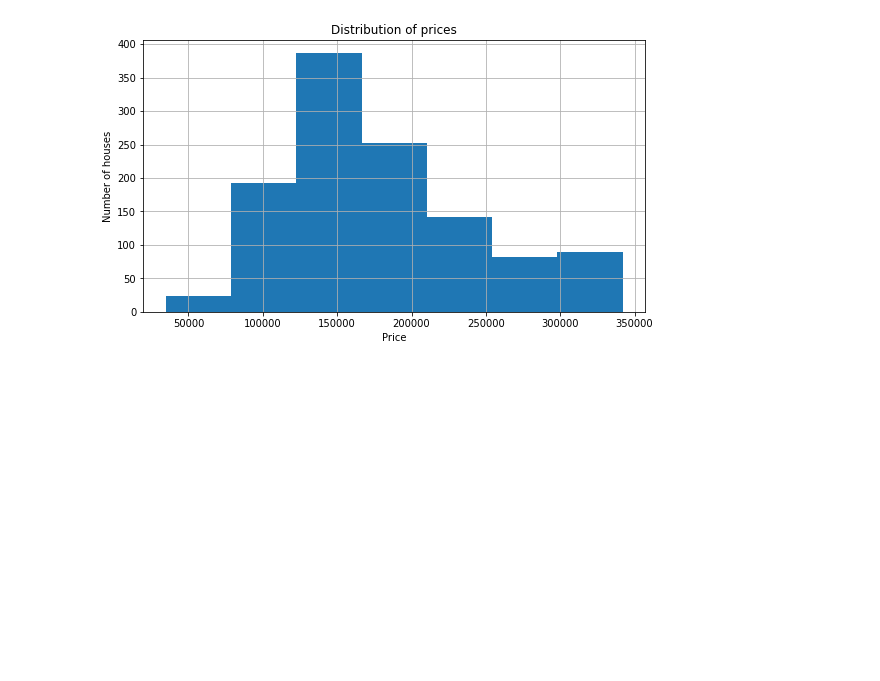
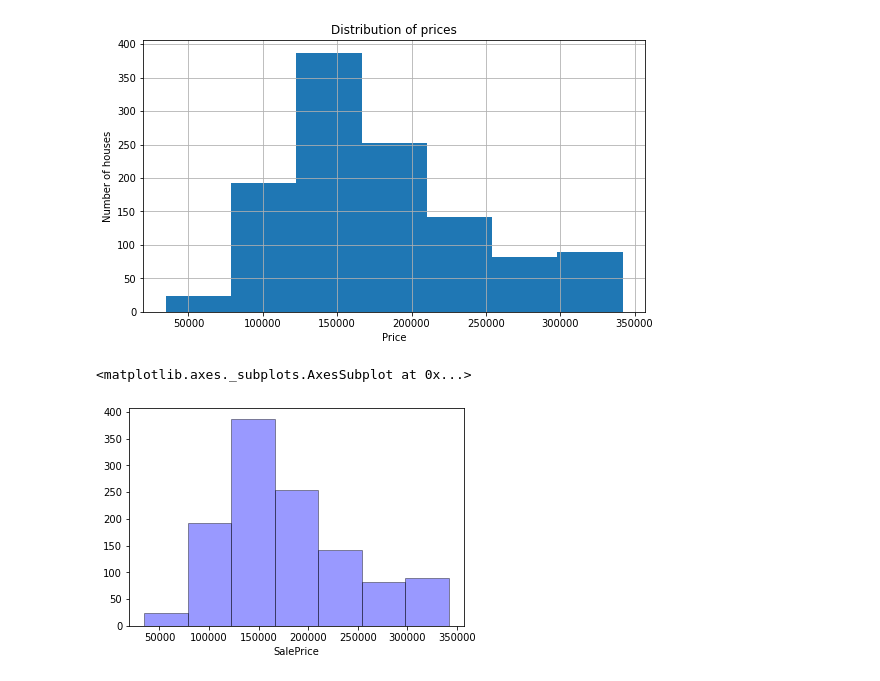
Before and after one commit to KaviyaKathiroli/MyWorks, a Jupyter notebook: FlipHomePrice/housing_collab.ipynb, the cells around one changed output. Cells and saved outputs as stored; diff of their text form; code cells hidden in the pictures; blank space fills up the shorter version.

```diff
--- a/FlipHomePrice/housing_collab.ipynb
+++ b/FlipHomePrice/housing_collab.ipynb
@@ -585,3 +585,10 @@ plt.ylabel('Number of houses')
 # %% [output]
 Text(0, 0.5, 'Number of houses')
 [figure]
+# %%
+sns.distplot(price['SalePrice'], hist=True, kde=False,
+             bins=int(350000/50000), color = 'blue',
+             hist_kws={'edgecolor':'black'})
+# %% [output]
+<matplotlib.axes._subplots.AxesSubplot at 0x...>
+[figure, added]
```
